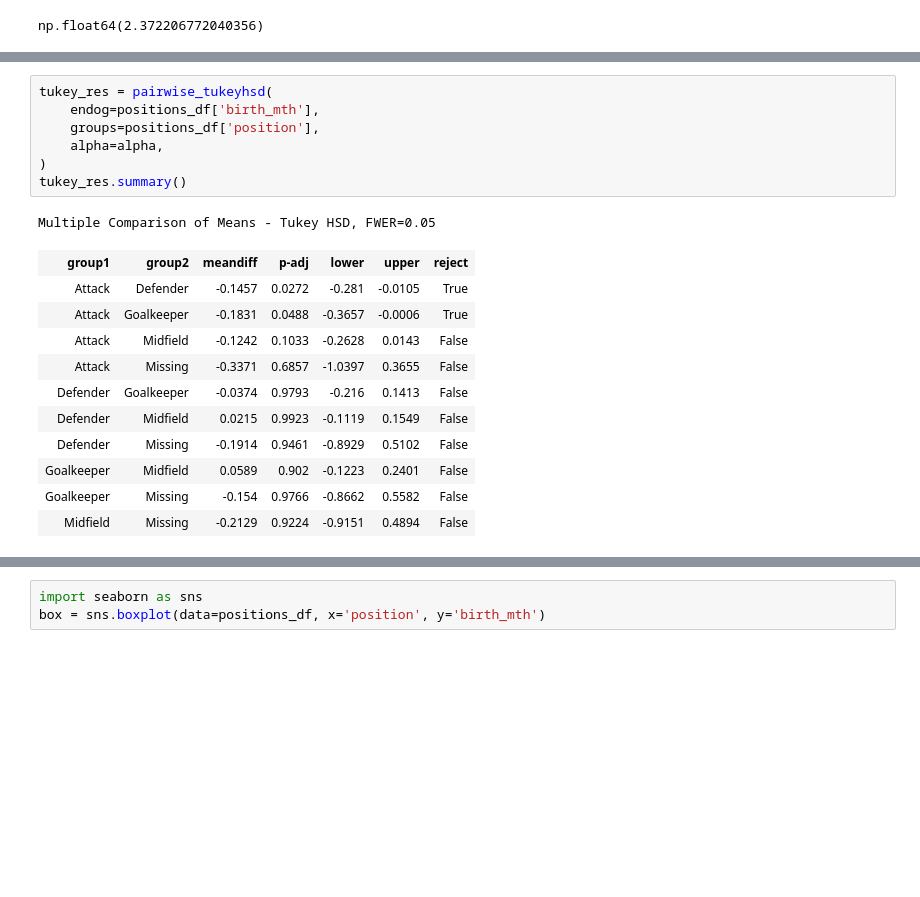
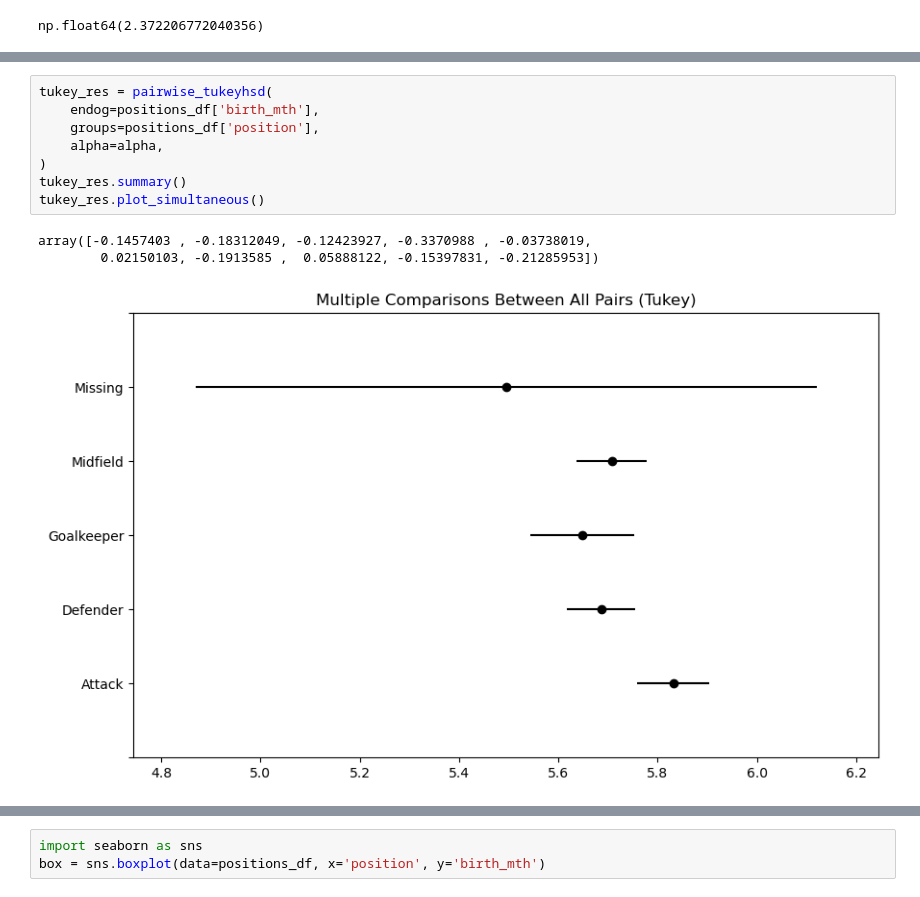
Before and after one commit to nkmwicz/python-classwork2025f, a Jupyter notebook: 11.2-cat2num.ipynb, the cells around one changed output, grey strips where cells are left out. Cells and saved outputs as stored; diff of their text form; blank space fills up the shorter version.

```diff
--- a/11.2-cat2num.ipynb
+++ b/11.2-cat2num.ipynb
@@ -144,20 +166,12 @@ np.float64(2.372206772040356)
 # %%
 tukey_res = pairwise_tukeyhsd(
     endog=positions_df['birth_mth'],
     groups=positions_df['position'],
     alpha=alpha,
 )
 tukey_res.summary()
+tukey_res.plot_simultaneous()
 # %% [output]
-Multiple Comparison of Means - Tukey HSD, FWER=0.05
+array([-0.1457403 , -0.18312049, -0.12423927, -0.3370988 , -0.03738019,
+        0.02150103, -0.1913585 ,  0.05888122, -0.15397831, -0.21285953])
-| group1 | group2 | meandiff | p-adj | lower | upper | reject |
-| Attack | Defender | -0.1457 | 0.0272 | -0.281 | -0.0105 | True |
-| Attack | Goalkeeper | -0.1831 | 0.0488 | -0.3657 | -0.0006 | True |
-| Attack | Midfield | -0.1242 | 0.1033 | -0.2628 | 0.0143 | False |
-| Attack | Missing | -0.3371 | 0.6857 | -1.0397 | 0.3655 | False |
-| Defender | Goalkeeper | -0.0374 | 0.9793 | -0.216 | 0.1413 | False |
-| Defender | Midfield | 0.0215 | 0.9923 | -0.1119 | 0.1549 | False |
-| Defender | Missing | -0.1914 | 0.9461 | -0.8929 | 0.5102 | False |
-| Goalkeeper | Midfield | 0.0589 | 0.902 | -0.1223 | 0.2401 | False |
-| Goalkeeper | Missing | -0.154 | 0.9766 | -0.8662 | 0.5582 | False |
-| Midfield | Missing | -0.2129 | 0.9224 | -0.9151 | 0.4894 | False |
+[figure, added]
```
Also changed, not shown: parts of 2 cells of this notebook, 1 other file.
